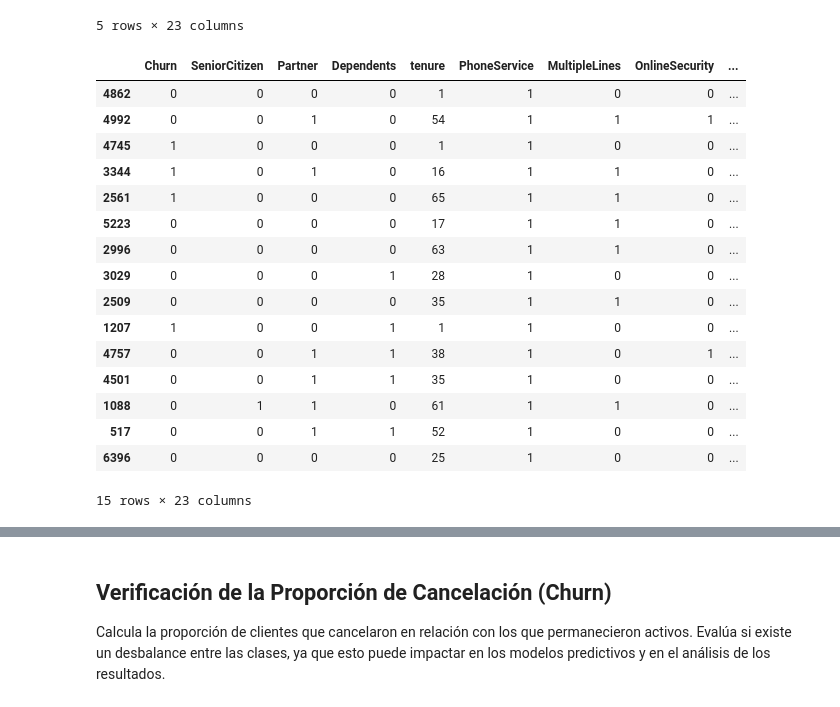
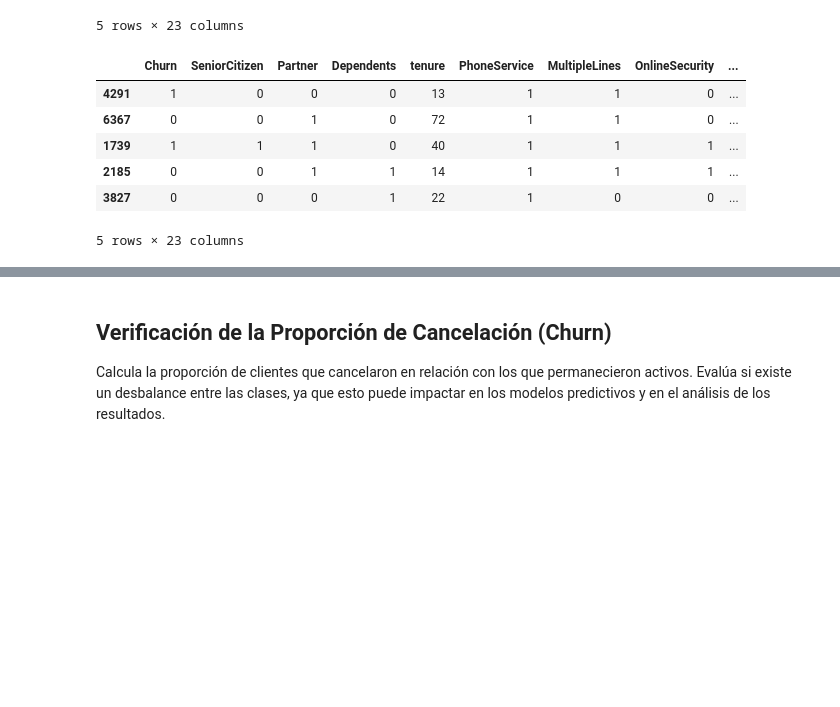
Before and after one commit to AbiFani/Challenge_TelecomX_parte2, a Jupyter notebook: Challenge_TelecomX__parte2.ipynb, the cells around one changed output, grey strips where cells are left out. Saved outputs shown, nothing was run; the diff lists cells and outputs as text; code cells hidden in the pictures; blank space fills up the shorter version.

```diff
--- a/Challenge_TelecomX__parte2.ipynb
+++ b/Challenge_TelecomX__parte2.ipynb
@@ -147,27 +149,17 @@ pd.get_dummies(data= datos,columns=categoricas,dtype=int).head()
 # %%
 # crear variable datos codificados y almacenar dummies
 datos_codificados = pd.get_dummies(data= datos,columns=categoricas,dtype=int)
 
 # mostrar 5 muestras
-datos_codificados.sample(15)
+datos_codificados.sample(5)
 # %% [output]
 |  | Churn | SeniorCitizen | Partner | Dependents | tenure | PhoneService | MultipleLines | OnlineSecurity | ... |
-| 4862 | 0 | 0 | 0 | 0 | 1 | 1 | 0 | 0 | ... |
-| 4992 | 0 | 0 | 1 | 0 | 54 | 1 | 1 | 1 | ... |
-| 4745 | 1 | 0 | 0 | 0 | 1 | 1 | 0 | 0 | ... |
-| 3344 | 1 | 0 | 1 | 0 | 16 | 1 | 1 | 0 | ... |
-| 2561 | 1 | 0 | 0 | 0 | 65 | 1 | 1 | 0 | ... |
-| 5223 | 0 | 0 | 0 | 0 | 17 | 1 | 1 | 0 | ... |
-| 2996 | 0 | 0 | 0 | 0 | 63 | 1 | 1 | 0 | ... |
-| 3029 | 0 | 0 | 0 | 1 | 28 | 1 | 0 | 0 | ... |
-| 2509 | 0 | 0 | 0 | 0 | 35 | 1 | 1 | 0 | ... |
-| 1207 | 1 | 0 | 0 | 1 | 1 | 1 | 0 | 0 | ... |
-| 4757 | 0 | 0 | 1 | 1 | 38 | 1 | 0 | 1 | ... |
-| 4501 | 0 | 0 | 1 | 1 | 35 | 1 | 0 | 0 | ... |
-| 1088 | 0 | 1 | 1 | 0 | 61 | 1 | 1 | 0 | ... |
-| 517 | 0 | 0 | 1 | 1 | 52 | 1 | 0 | 0 | ... |
-| 6396 | 0 | 0 | 0 | 0 | 25 | 1 | 0 | 0 | ... |
+| 4291 | 1 | 0 | 0 | 0 | 13 | 1 | 1 | 0 | ... |
+| 6367 | 0 | 0 | 1 | 0 | 72 | 1 | 1 | 0 | ... |
+| 1739 | 1 | 1 | 1 | 0 | 40 | 1 | 1 | 1 | ... |
+| 2185 | 0 | 0 | 1 | 1 | 14 | 1 | 1 | 1 | ... |
+| 3827 | 0 | 0 | 0 | 1 | 22 | 1 | 0 | 0 | ... |
-15 rows × 23 columns
+5 rows × 23 columns
 # %%
 # mostrar tipos de dato
 datos_codificados.info()
```
Also changed, not shown: parts of 32 cells of this notebook.
